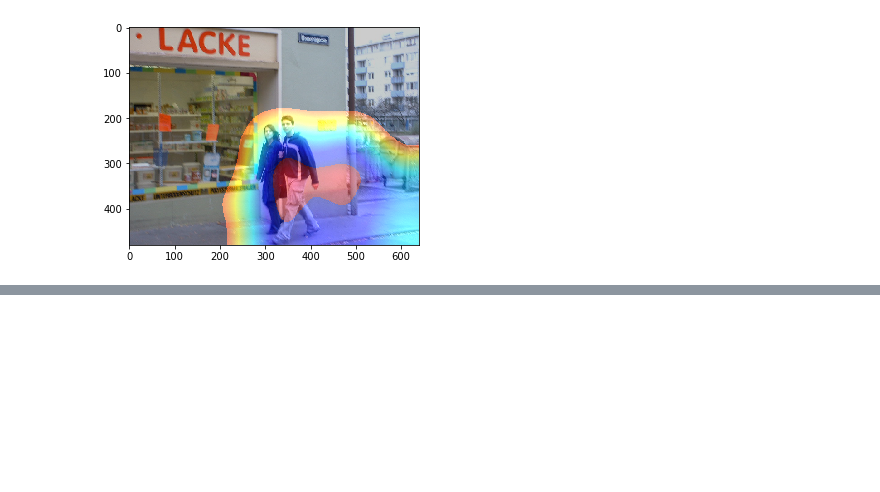
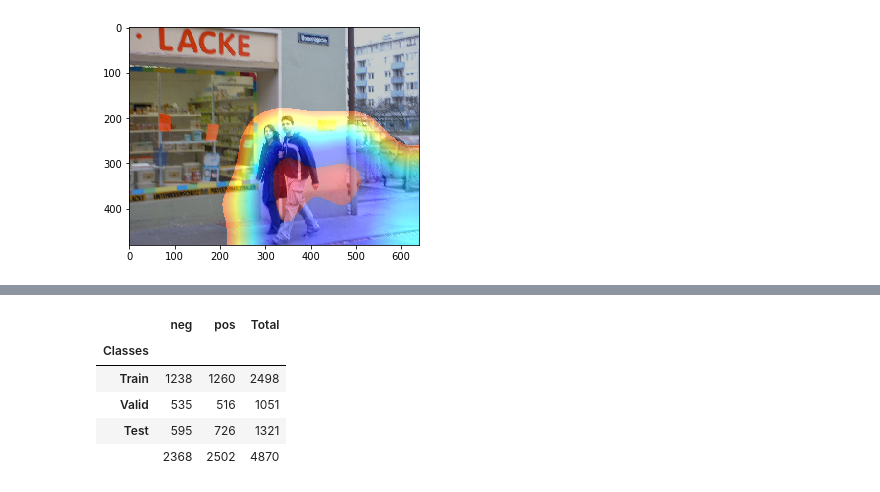
Before and after one commit to SelimChraibi/real-time-human-detection, a Jupyter notebook: demo.ipynb, the cells around one changed output, grey strips where cells are left out. Drawn from its saved outputs; the diff is of its cells as text; code cells hidden in the pictures; blank space fills up the shorter version.

```diff
--- a/demo.ipynb
+++ b/demo.ipynb
@@ -274,0 +285,9 @@ Errors: 0
+# %%
+data_gi.statistics()
+# %% [output]
+|  | neg | pos | Total |
+| Classes |  |  |  |
+| Train | 1238 | 1260 | 2498 |
+| Valid | 535 | 516 | 1051 |
+| Test | 595 | 726 | 1321 |
+|  | 2368 | 2502 | 4870 |
```
Also changed, not shown: parts of 19 cells of this notebook, 2 other files.
